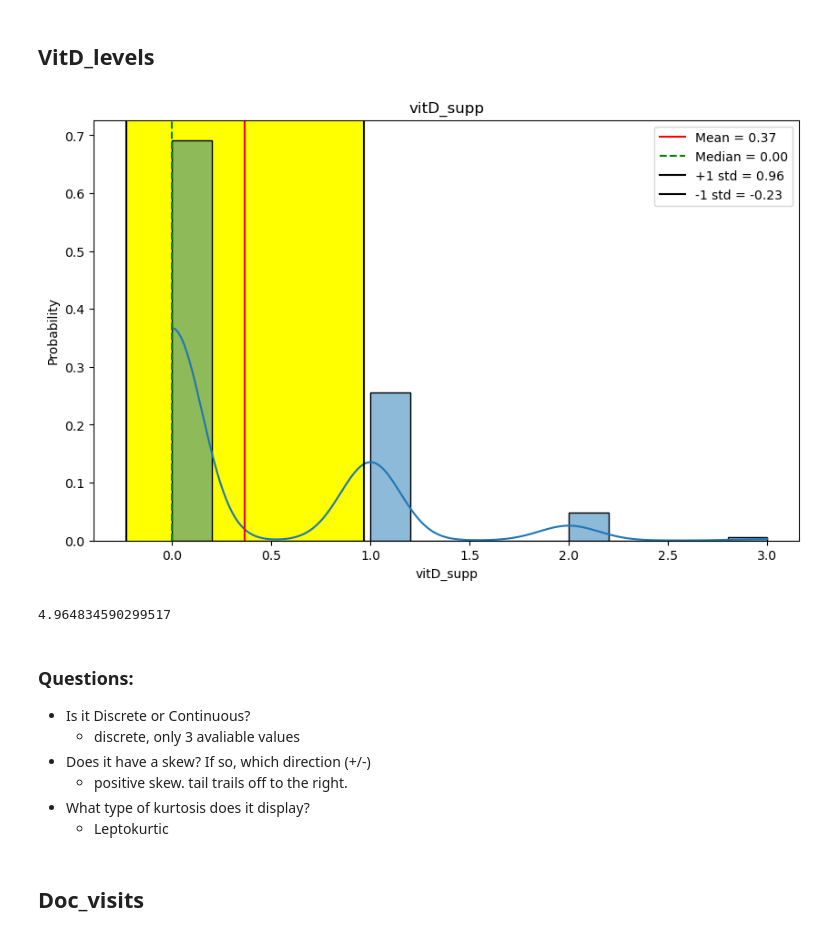
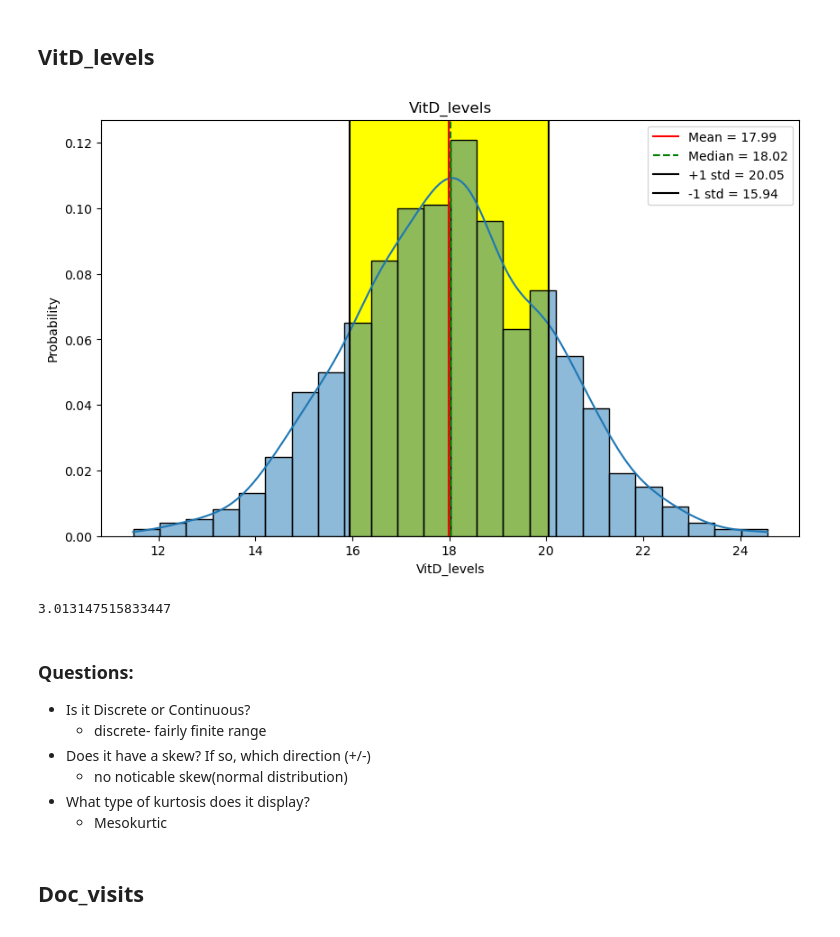
Before and after one commit to clovestad/Describing_Distributions, a Jupyter notebook: Describing_Distributions(Core).ipynb, the cells around one changed output. Drawn from its saved outputs; the diff is of its cells as text; code cells hidden in the pictures.

```diff
--- a/Describing_Distributions(Core).ipynb
+++ b/Describing_Distributions(Core).ipynb
@@ -50,39 +50,39 @@ memory usage: 250.1+ KB
 # %% [markdown]
 ## VitD_levels
 # %%
-col = 'vitD_supp'
+col = 'VitD_levels'
 
 
 feature = df[col]
 mean = feature.mean()
 median = feature.median()
 std = feature.std()
 plus_one_std = mean + std
 minus_one_std = mean - std
 fig,ax = plt.subplots(figsize=(10,6))
 sns.histplot(feature ,ax=ax,stat='probability' ,kde = True)
 ax.axvline(mean, color = 'red',label=f'Mean = {mean:,.2f}')
 ax.axvline(median, ls='--', color = 'green', label = f'Median = {median:,.2f}')
 ax.axvline(plus_one_std, color = 'black',label=f'+1 std = {plus_one_std:,.2f}')
 ax.axvline(minus_one_std, color = 'black', label = f'-1 std = {minus_one_std:,.2f}')
 ax.axvspan(plus_one_std, minus_one_std, color = 'yellow', zorder = 0)
 ax.set_title(f'{col}')
 ax.legend();
 # %% [output]
-[figure, old version]
+[figure, new version]
 # %%
-kurt_vit = stats.kurtosis(df['vitD_supp'], fisher = False)
+kurt_vit = stats.kurtosis(df['VitD_levels'], fisher = False)
 kurt_vit
 # %% [output]
-4.964834590299517
+3.013147515833447
 # %% [markdown]
 ### Questions:
 - Is it Discrete or Continuous?
-    - discrete, only 3 avaliable values
+    - discrete- fairly finite range
 - Does it have a skew? If so, which direction (+/-)
-    - positive skew. tail trails off to the right.
+    - no noticable skew(normal distribution)
 - What type of kurtosis does it display?
-    - Leptokurtic
+    - Mesokurtic
 # %% [markdown]
 ## Doc_visits
 # %%
```
